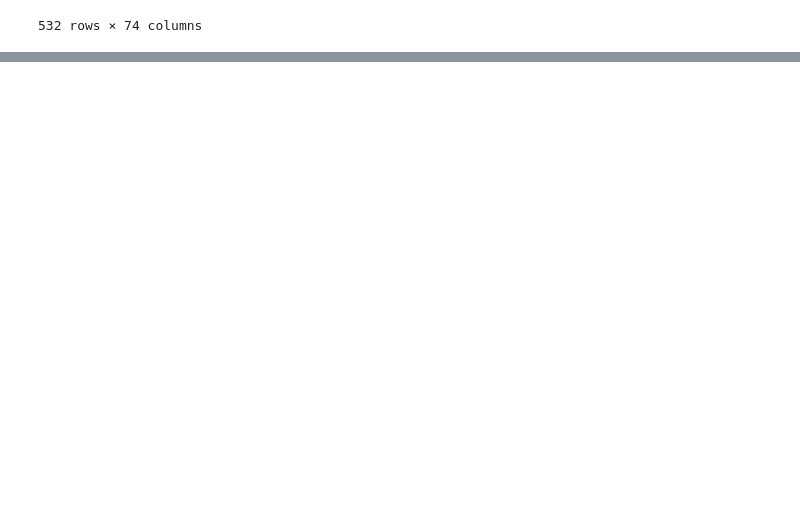
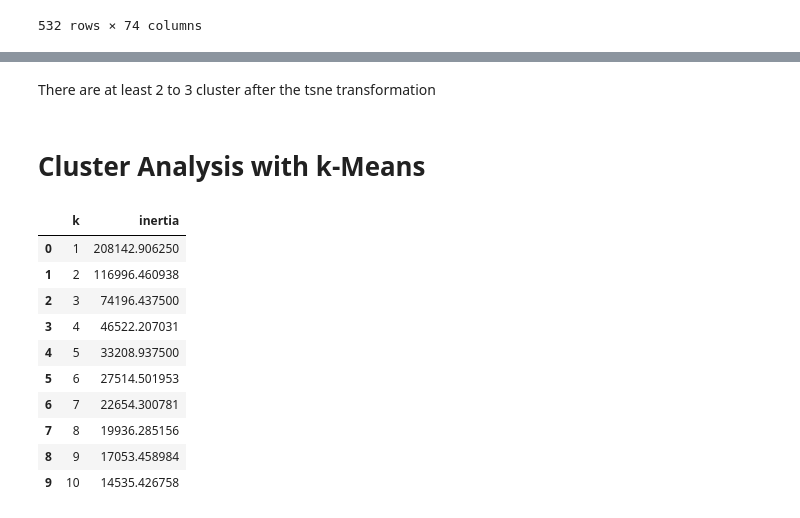
Before and after one commit to Rlizaran/Unsupervised-ML, a Jupyter notebook: Unsupervised_ML.ipynb, the cells around one changed output, grey strips where cells are left out. Saved outputs shown, nothing was run; the diff lists cells and outputs as text; code cells hidden in the pictures; blank space fills up the shorter version.

```diff
--- a/Unsupervised_ML.ipynb
+++ b/Unsupervised_ML.ipynb
@@ -98,0 +126,30 @@ pca_df
+# %% [markdown]
+There are at least 2 to 3 cluster after the tsne transformation
+# %% [markdown]
+# Cluster Analysis with k-Means
+# %%
+inertia = []
+k = list(range(1, 11))
+
+# Calculate the inertia for the range of k values
+for i in k:
+    km = KMeans(n_clusters=i, random_state=42)
+    km.fit(tsne_df)
+    inertia.append(km.inertia_)
+
+# Create the Elbow Curve using hvPlot
+elbow_data = {"k": k, "inertia": inertia}
+df_elbow = pd.DataFrame(elbow_data)
+df_elbow
+# %% [output]
+|  | k | inertia |
+| 0 | 1 | 208142.906250 |
+| 1 | 2 | 116996.460938 |
+| 2 | 3 | 74196.437500 |
+| 3 | 4 | 46522.207031 |
+| 4 | 5 | 33208.937500 |
+| 5 | 6 | 27514.501953 |
+| 6 | 7 | 22654.300781 |
+| 7 | 8 | 19936.285156 |
+| 8 | 9 | 17053.458984 |
+| 9 | 10 | 14535.426758 |
```
Also changed, not shown: parts of 10 cells of this notebook.
